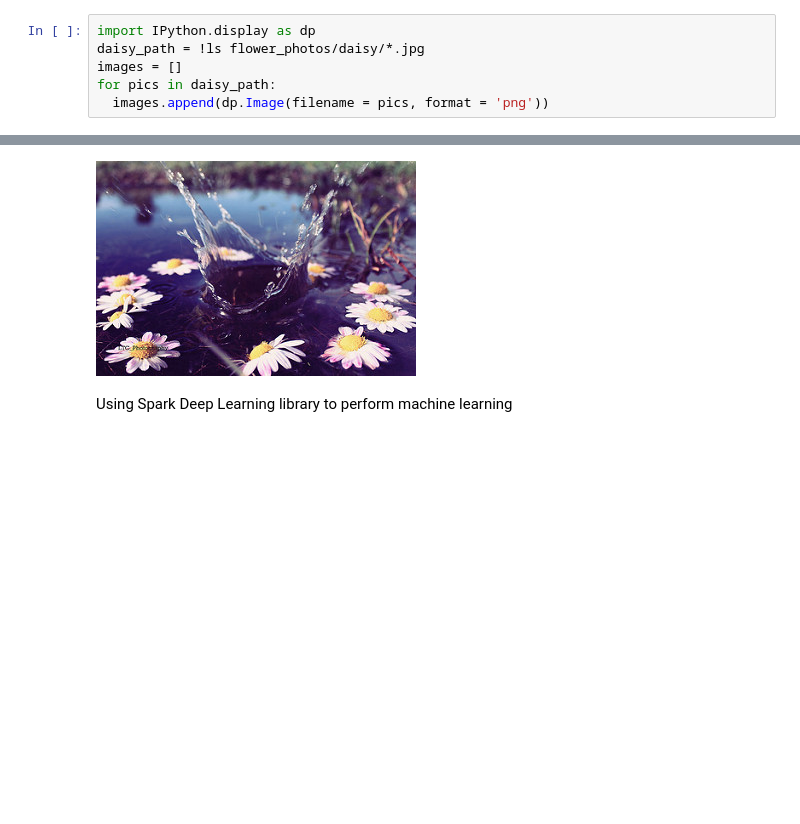
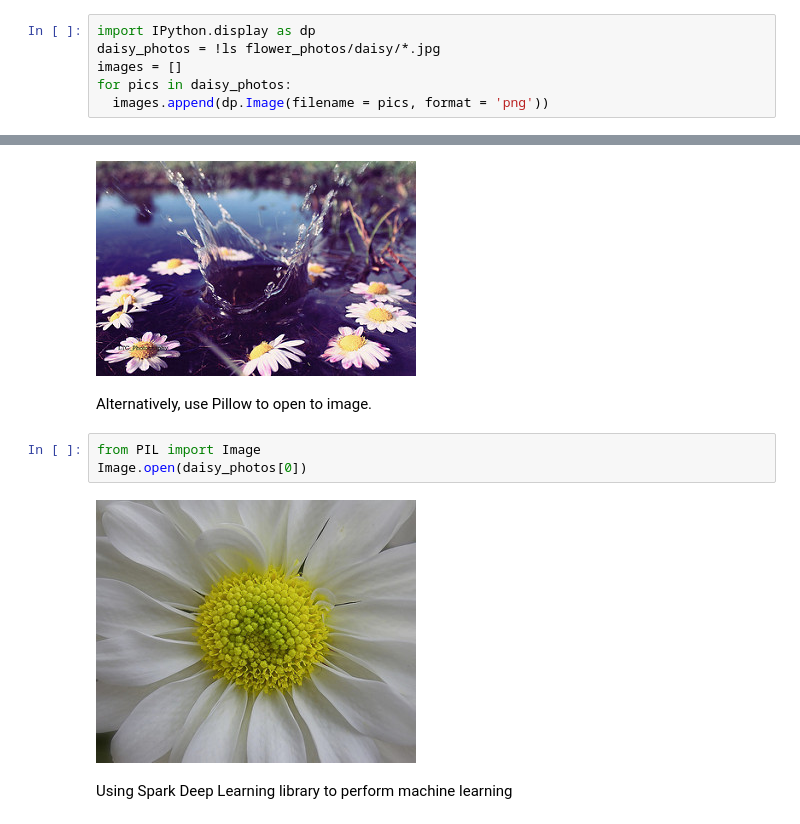
Before and after one commit to bbchen33/Deep-learning, a Jupyter notebook: Flower_images_w_SparkDeepLearning.ipynb, the cells around one changed output, grey strips where cells are left out. Saved outputs shown, nothing was run; the diff lists cells and outputs as text; blank space fills up the shorter version.

```diff
--- a/Flower_images_w_SparkDeepLearning.ipynb
+++ b/Flower_images_w_SparkDeepLearning.ipynb
@@ -76,8 +70,8 @@ Count number of files in each folder.
 # %%
 import IPython.display as dp
-daisy_path = !ls flower_photos/daisy/*.jpg
+daisy_photos = !ls flower_photos/daisy/*.jpg
 images = []
-for pics in daisy_path:
+for pics in daisy_photos:
   images.append(dp.Image(filename = pics, format = 'png'))
 # %%
 for img in images[:3]:
@@ -86,6 +80,13 @@ for img in images[:3]:
 [figure]
 [figure]
 [figure]
+# %% [markdown]
+Alternatively, use Pillow to open to image.
+# %%
+from PIL import Image
+Image.open(daisy_photos[0])
+# %% [output]
+[figure, added]
 # %% [markdown]
 Using Spark Deep Learning library to perform machine learning
 # %%
```
Also changed, not shown: parts of 25 cells of this notebook.
